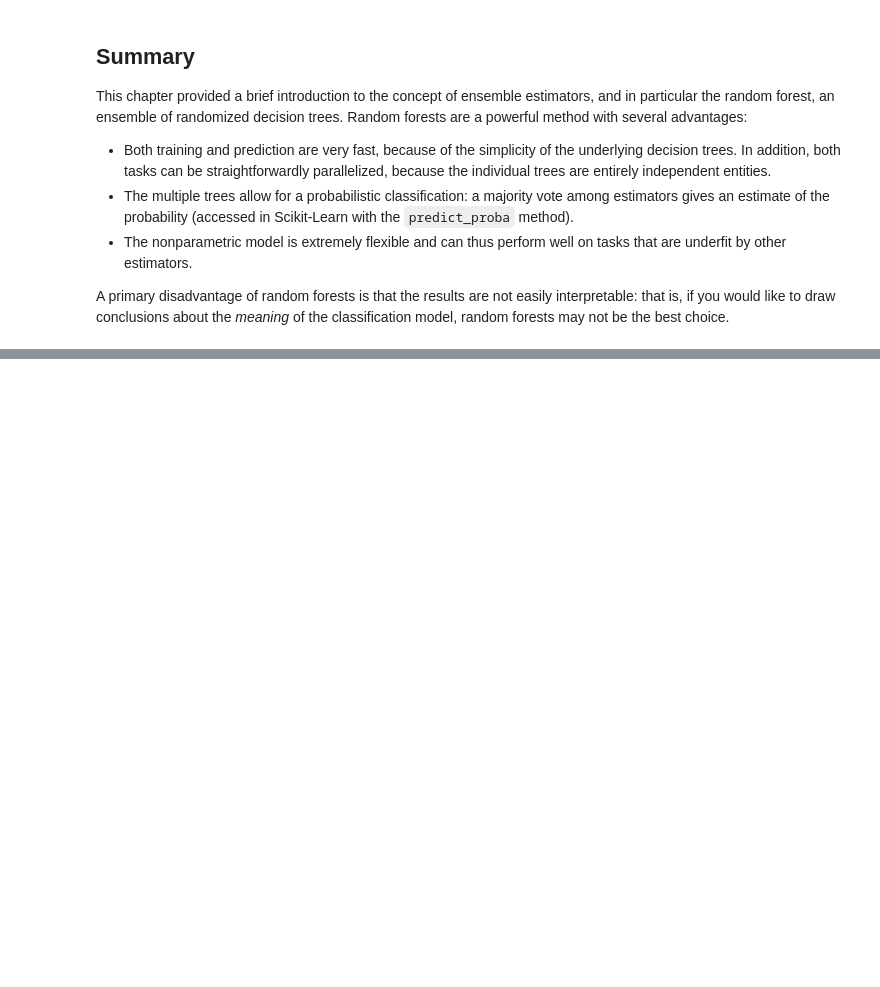
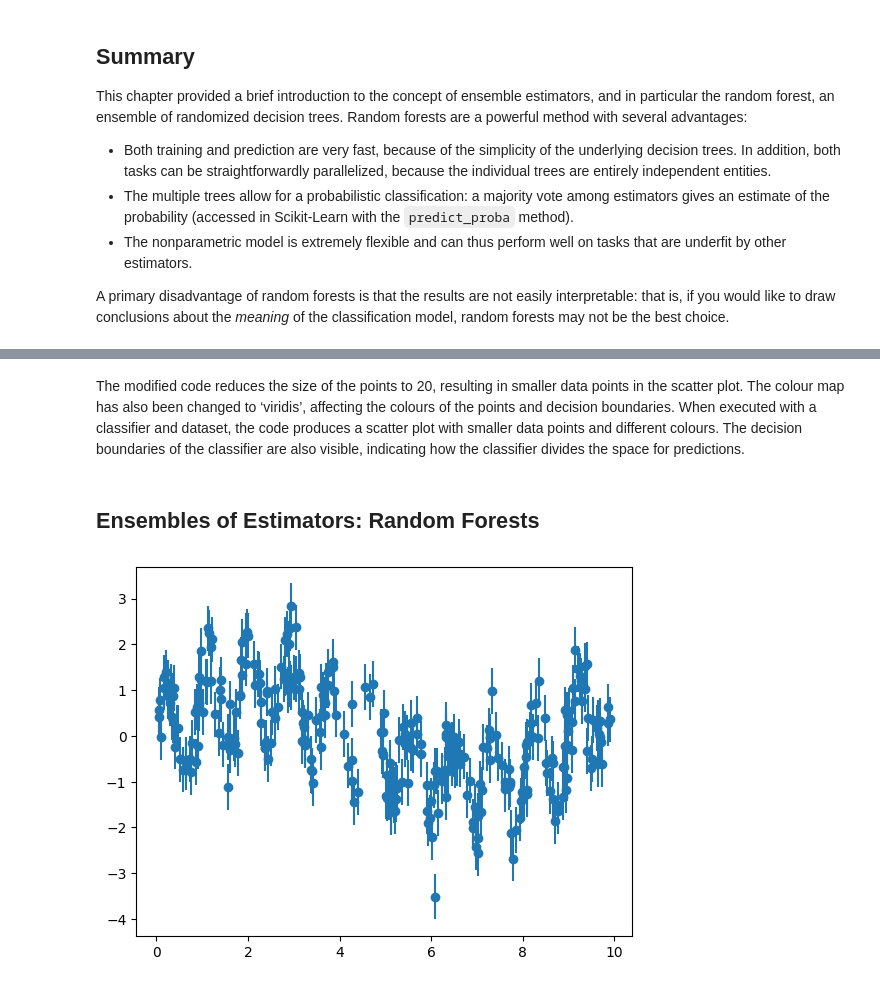
Before and after one commit to Samuelmkchoy/Ramdom_Forests, a Jupyter notebook: 05_08_Random_Forests.ipynb, the cells around one changed output, grey strips where cells are left out. Drawn from its saved outputs; the diff is of its cells as text; code cells hidden in the pictures; blank space fills up the shorter version.

```diff
--- a/05_08_Random_Forests.ipynb
+++ b/05_08_Random_Forests.ipynb
@@ -291,0 +342,32 @@ A primary disadvantage of random forests is that the results are not easily inte
+# %% [markdown]
+The modified code reduces the size of the points to 20, resulting in smaller data points in the scatter plot. The colour map has also been changed to ‘viridis’, affecting the colours of the points and decision boundaries. When executed with a classifier and dataset, the code produces a scatter plot with smaller data points and different colours. The decision boundaries of the classifier are also visible, indicating how the classifier divides the space for predictions.
+# %% [markdown]
+## Ensembles of Estimators: Random Forests
+# %%
+import numpy as np
+import matplotlib.pyplot as plt
+
+# Set the seed for the random number generator
+rng = np.random.RandomState(42)
+
+# Generate 300 data points
+x = 10 * rng.rand(300)
+
+# Define the model
+def model(x, sigma=0.5):
+    # Change the frequency of the oscillations
+    fast_oscillation = np.sin(7 * x)
+    slow_oscillation = np.sin(0.7 * x)
+    # Increase the amount of noise
+    noise = sigma * rng.randn(len(x))
+
+    return slow_oscillation + fast_oscillation + noise
+
+# Generate the y values
+y = model(x)
+
+# Plot the data points with error bars
+plt.errorbar(x, y, 0.5, fmt='o')
+plt.show()
+# %% [output]
+[figure, added]
```
Also changed, not shown: parts of 14 cells of this notebook, 1 other file.
